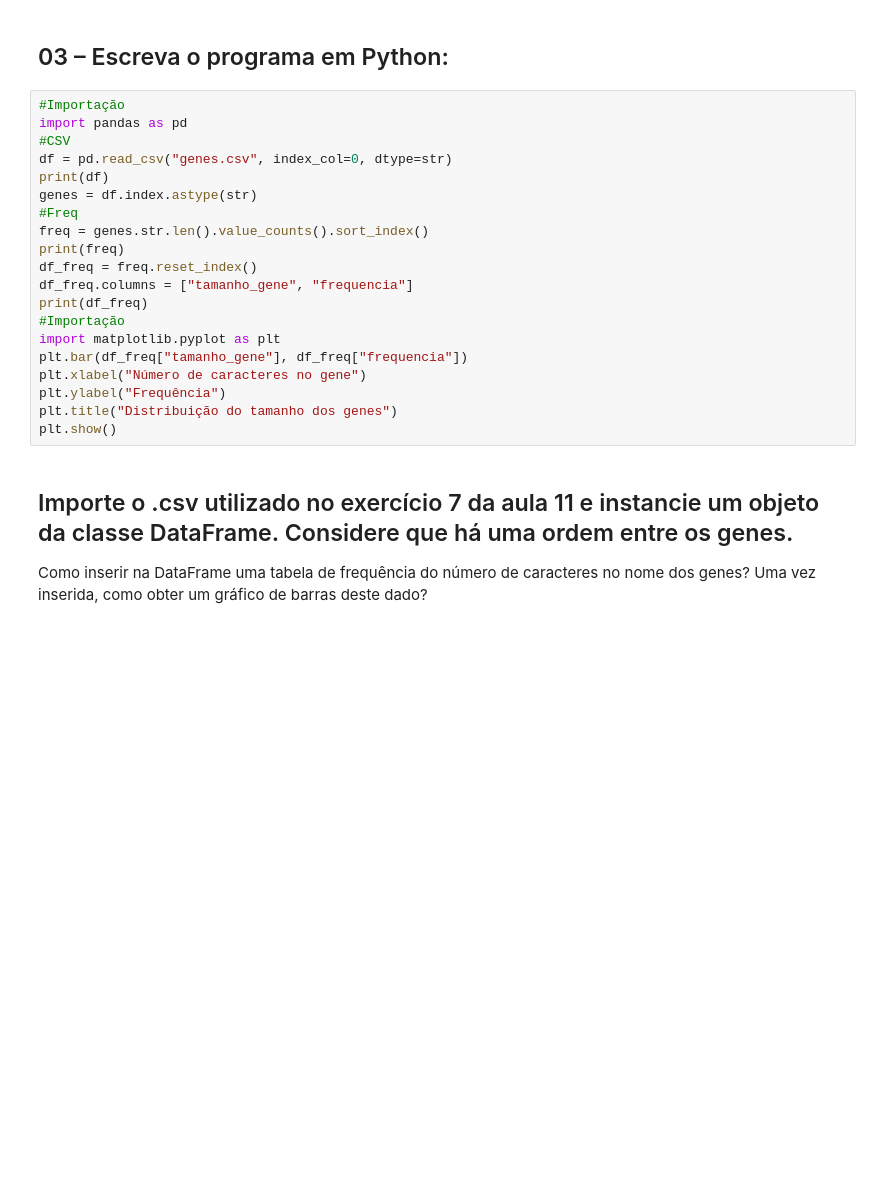
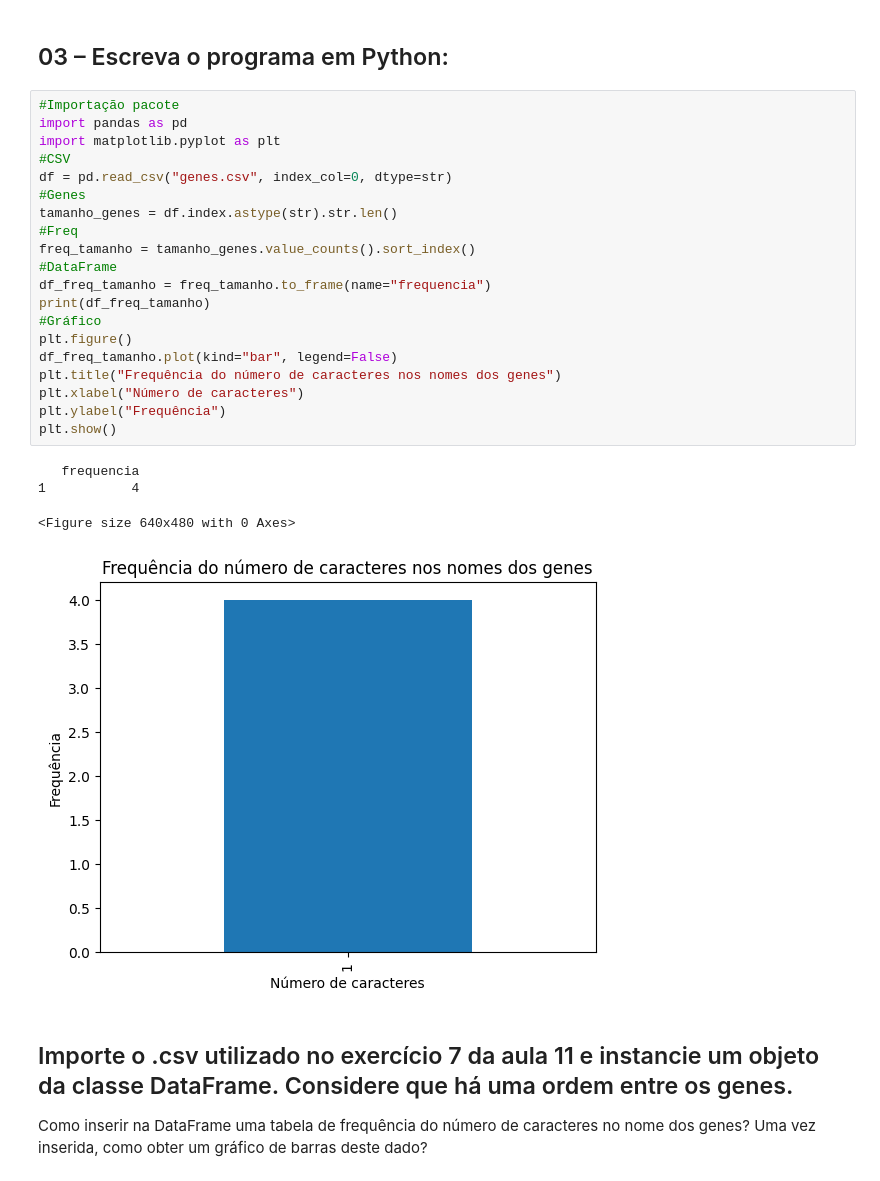
Before and after one commit to GbrielaMaria/Python, a Jupyter notebook: 13-Variáveis_Qualitativas_2026-03-30.ipynb, the cells around one changed output. Drawn from its saved outputs; the diff is of its cells as text; blank space fills up the shorter version.

```diff
--- a/13-Variáveis_Qualitativas_2026-03-30.ipynb
+++ b/13-Variáveis_Qualitativas_2026-03-30.ipynb
@@ -11,26 +11,31 @@ R.:
 ## 02 – Desenhe o fluxograma da resposta:
 # %% [markdown]
 ## 03 – Escreva o programa em Python:
-# %%
-#Importação
-import pandas as pd
-#CSV
-df = pd.read_csv("genes.csv", index_col=0, dtype=str)
-print(df)
-genes = df.index.astype(str)
-#Freq
-freq = genes.str.len().value_counts().sort_index()
-print(freq)
-df_freq = freq.reset_index()
-df_freq.columns = ["tamanho_gene", "frequencia"]
-print(df_freq)
-#Importação
-import matplotlib.pyplot as plt
-plt.bar(df_freq["tamanho_gene"], df_freq["frequencia"])
-plt.xlabel("Número de caracteres no gene")
-plt.ylabel("Frequência")
-plt.title("Distribuição do tamanho dos genes")
-plt.show()
+# %%
+#Importação pacote
+import pandas as pd
+import matplotlib.pyplot as plt
+#CSV
+df = pd.read_csv("genes.csv", index_col=0, dtype=str)
+#Genes
+tamanho_genes = df.index.astype(str).str.len()
+#Freq
+freq_tamanho = tamanho_genes.value_counts().sort_index()
+#DataFrame
+df_freq_tamanho = freq_tamanho.to_frame(name="frequencia")
+print(df_freq_tamanho)
+#Gráfico
+plt.figure()
+df_freq_tamanho.plot(kind="bar", legend=False)
+plt.title("Frequência do número de caracteres nos nomes dos genes")
+plt.xlabel("Número de caracteres")
+plt.ylabel("Frequência")
+plt.show()
+# %% [output]
+   frequencia
+1           4
+<Figure size 640x480 with 0 Axes>
+[figure, added]
 # %% [markdown]
 ## Importe o .csv utilizado no exercício 7 da aula 11 e instancie um objeto da classe DataFrame. Considere que há uma ordem entre os genes.
 Como inserir  na DataFrame uma tabela de frequência do número de caracteres no nome dos genes? Uma vez inserida, como obter um gráfico de barras deste dado?
```
Also changed, not shown: parts of 7 cells of this notebook, 10 other files.
